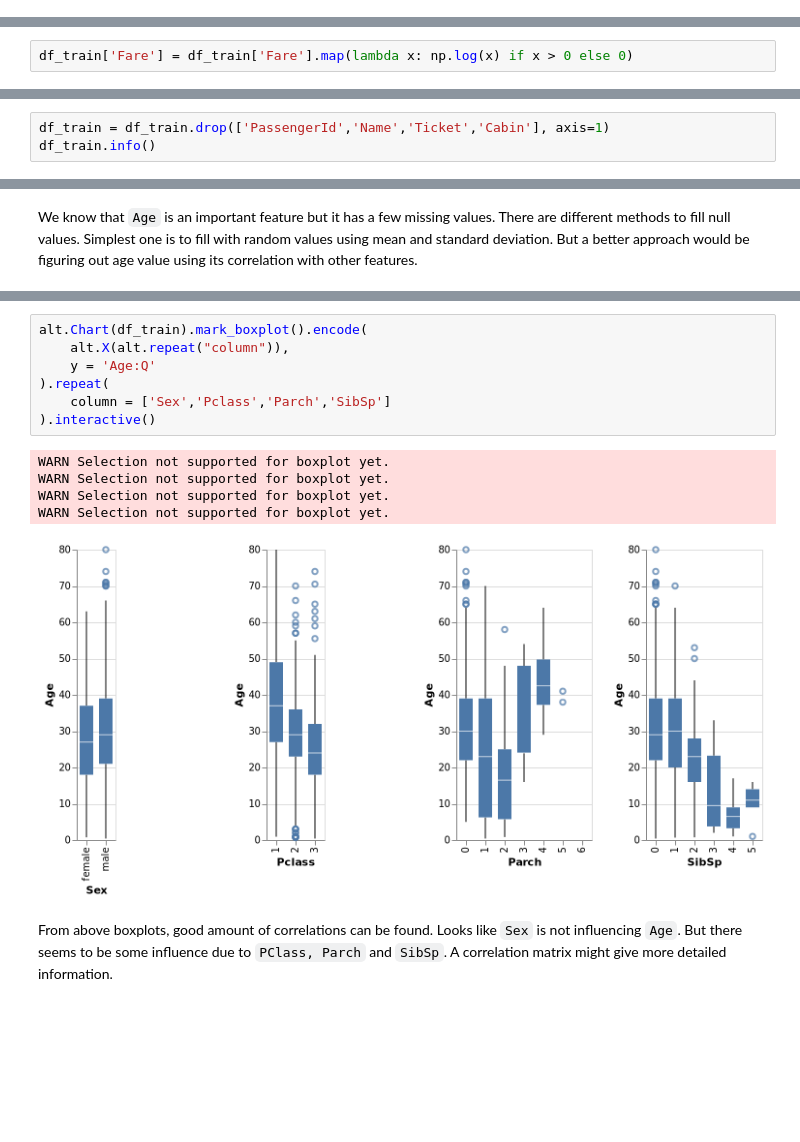
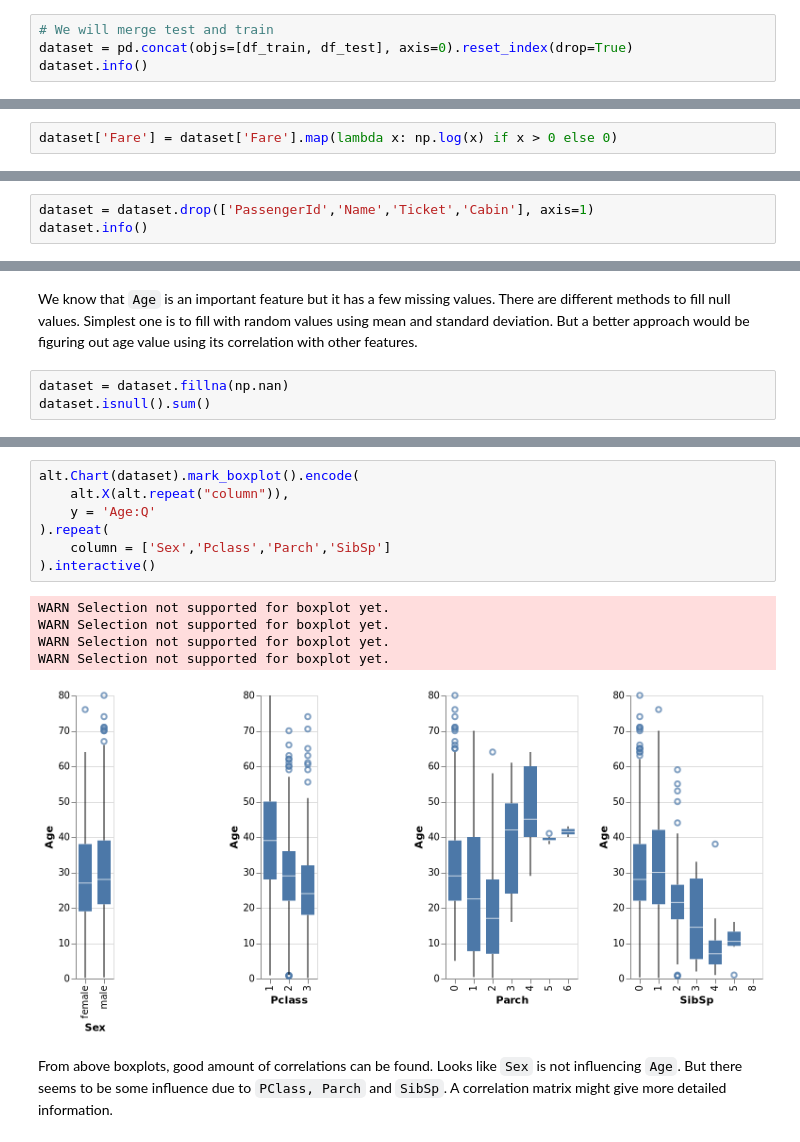
Before and after one commit to nvmcr/Approaching_Classification_Problem, a Jupyter notebook: Notebook.ipynb, the cells around one changed output, grey strips where cells are left out. Cells and saved outputs as stored; diff of their text form; blank space fills up the shorter version.

```diff
--- a/Notebook.ipynb
+++ b/Notebook.ipynb
@@ -99,0 +132,4 @@ df_train.describe()
+# %%
+# We will merge test and train
+dataset = pd.concat(objs=[df_train, df_test], axis=0).reset_index(drop=True)
+dataset.info()
@@ -282,5 +338,5 @@ Out of 891 entries, 10 are outliers. Remaining entries are 881.
 We we see from the graph of Age vs Fare, `Age` looks like a normal distribution but `Fare` appears to be skewed which is not desirable. There are various techniques available to reduce the skewness. If our distribution is right-skewed (positive skewness) i.e mean is larger than median, then we can use square root, cube root and logarithms. Applying log function is mostly preffered but remeber, it can't be used if the data has zero or negative values. Similarly, for left-skewed distributions, techniques like squares, cubes and higher powers can be used.
 For our case, we can apply log transformation.
 # %%
-df_train['Fare'] = df_train['Fare'].map(lambda x: np.log(x) if x > 0 else 0)
+dataset['Fare'] = dataset['Fare'].map(lambda x: np.log(x) if x > 0 else 0)
 # %%
@@ -306,7 +362,7 @@ Looks better!
 From above plots, we can say that `Pclass, Sex` and `Fare` are clearly impacting survival rate. Also, it might not be entirely clear but `Age` and `Embarked` may also be impacting survival rate. `SibSp` and `Parch` features maybe not much useful features but as our dataset is not very large, it wont hurt to keep them around. To know extactly on how to deal with unncessarly features, we can try Principal Component Analysis (PCA). But again our dataset is not large, so we can go with all features.
 We did not talk about `Cabin` as it has a lot of null values. Trying to fill them and establishing a correlation might lead to errors. So its better to ignore this feature. So we can only include impacting 5 features to build the model.
 # %%
-df_train = df_train.drop(['PassengerId','Name','Ticket','Cabin'], axis=1)
-df_train.info()
+dataset = dataset.drop(['PassengerId','Name','Ticket','Cabin'], axis=1)
+dataset.info()
 # %% [output]
 <class 'pandas.core.frame.DataFrame'>
@@ -328,3 +384,6 @@ memory usage: 55.8+ KB
 ### Dealing with Null values
 # %% [markdown]
 We know that `Age` is an important feature but it has a few missing values. There are different methods to fill null values. Simplest one is to fill with random values using mean and standard deviation. But a better approach would be figuring out age value using its correlation with other features.
+# %%
+dataset = dataset.fillna(np.nan)
+dataset.isnull().sum()
@@ -331,16 +400,16 @@ We know that `Age` is an important feature but it has a few missing values. Ther
 # %%
-alt.Chart(df_train).mark_boxplot().encode(
+alt.Chart(dataset).mark_boxplot().encode(
     alt.X(alt.repeat("column")),
     y = 'Age:Q'
 ).repeat(
     column = ['Sex','Pclass','Parch','SibSp']
 ).interactive()
 # %% [output]
 WARN Selection not supported for boxplot yet.
 WARN Selection not supported for boxplot yet.
 WARN Selection not supported for boxplot yet.
 WARN Selection not supported for boxplot yet.
-[figure, old version]
+[figure, new version]
 # %% [markdown]
 From above boxplots, good amount of correlations can be found. Looks like `Sex` is not influencing `Age`. But there seems to be some influence due to `PClass, Parch` and `SibSp`. A correlation matrix might give more detailed information.
 # %% [markdown]
```
Also changed, not shown: parts of 81 cells of this notebook, 2 other files.
